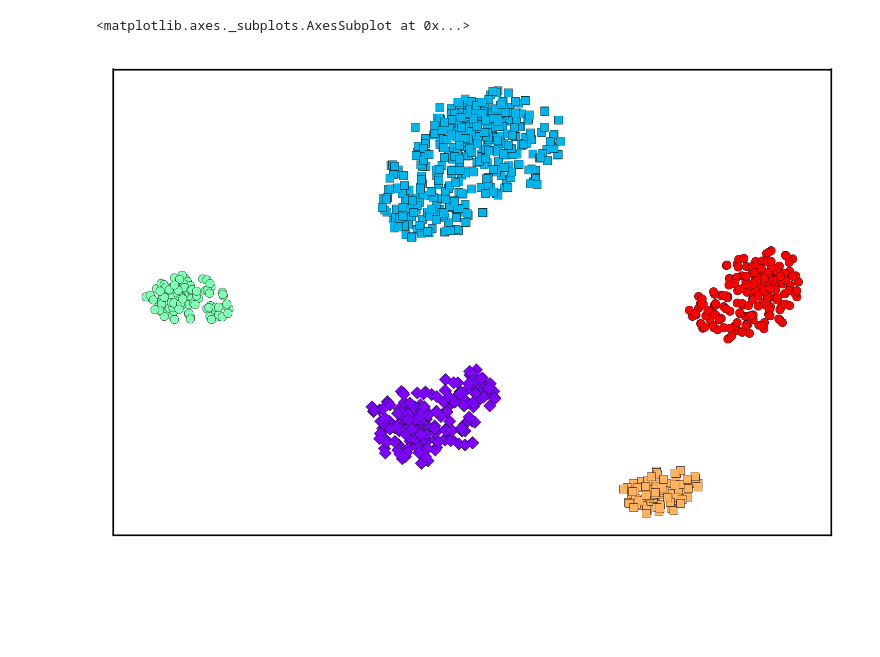
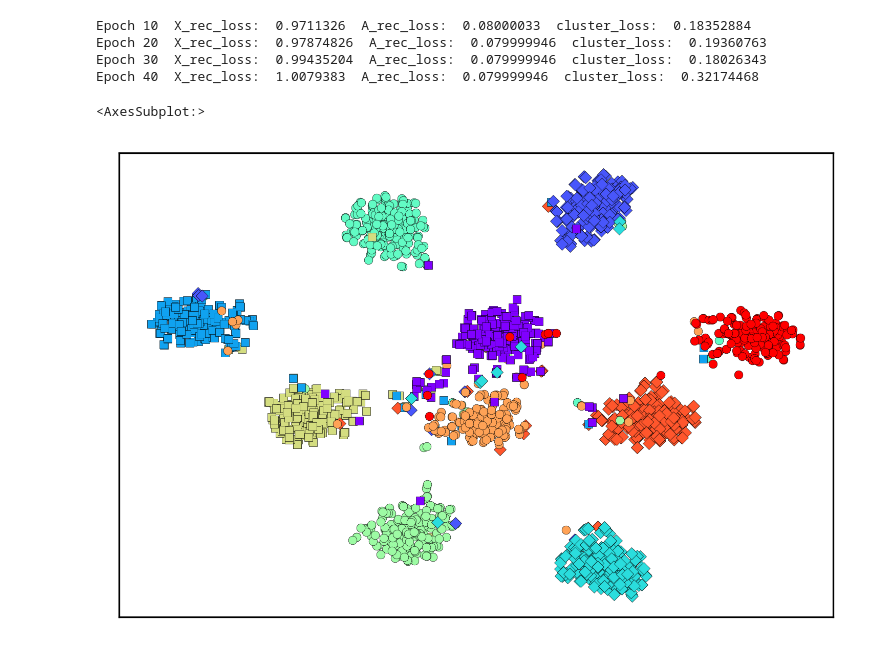
Before and after one commit to ZixiangLuo1161/scGAE, a Jupyter notebook: Run_scGAE.ipynb, the cells around one changed output. Saved outputs shown, nothing was run; the diff lists cells and outputs as text; code cells hidden in the pictures; blank space fills up the shorter version.

```diff
--- a/Run_scGAE.ipynb
+++ b/Run_scGAE.ipynb
@@ -25,4 +39,6 @@ from clustering import *
 # %%
-#Load data
-count = np.array(pd.read_csv("Data/demo_data_norm.csv", index_col=0, sep="\t"))
-idents = np.array(pd.read_csv("Data/idents.csv", index_col=0, sep="\t")).reshape(-1,)
+# Load data
+# count = np.array(pd.read_csv("data5_sct.csv", index_col=0, sep="\t"))
+# idents = np.array(pd.read_csv("group5.csv", index_col=0, sep="\t")).reshape(-1,)
+count = np.load('count.npy')
+idents = np.load('idents.npy')
@@ -49,0 +49,3 @@ Pre_train Finish!
+# %%
+# Compute adjacency matrix and normalized adjacency matrix
+adj, adj_n = get_adj(count, k = 160)
@@ -49,0 +64,2 @@ Pre_train Finish!
+# %%
+model = SCGAE(count, adj, adj_n, hidden_dim = 120, latent_dim = 15, decA = "DBL", layer_enc = "TAG")
@@ -49,0 +75,2 @@ Pre_train Finish!
+# %%
+model.train(epochs = 80, W_a = 0.4, W_x = 1)
@@ -81,8 +117,15 @@ Epoch 32  X_rec_loss:  0.42321557  A_rec_loss:  0.035  cluster_loss:  0.1836492
+# %%
+model.clustering_train(centers=centers, W_a = 0.4, W_x = 1, W_c = 1.5, epochs = 40)
+# %% [output]
+Epoch 10  X_rec_loss:  0.9711326  A_rec_loss:  0.08000033  cluster_loss:  0.18352884
+Epoch 20  X_rec_loss:  0.97874826  A_rec_loss:  0.079999946  cluster_loss:  0.19360763
+Epoch 30  X_rec_loss:  0.99435204  A_rec_loss:  0.079999946  cluster_loss:  0.18026343
+Epoch 40  X_rec_loss:  1.0079383  A_rec_loss:  0.079999946  cluster_loss:  0.32174468
 # %%
-#Genertate latent embedding and visualization after clustering-training
-Ynew = model.embedding(count, adj_n)
-Y2new = dotsne(Ynew, dim=2)
-myscatter(Y2new, idents)
+# Genertate latent embedding and visualization after clustering-training
+Yc = model.embedding(count, adj_n)
+Y2c = dotsne(Yc, dim=2)
+myscatter(Y2c, idents)
 # %% [output]
-<matplotlib.axes._subplots.AxesSubplot at 0x...>
+<AxesSubplot:>
-[figure, old version]
+[figure, new version]
```
Also changed, not shown: parts of 21 cells of this notebook, 9 other files.
